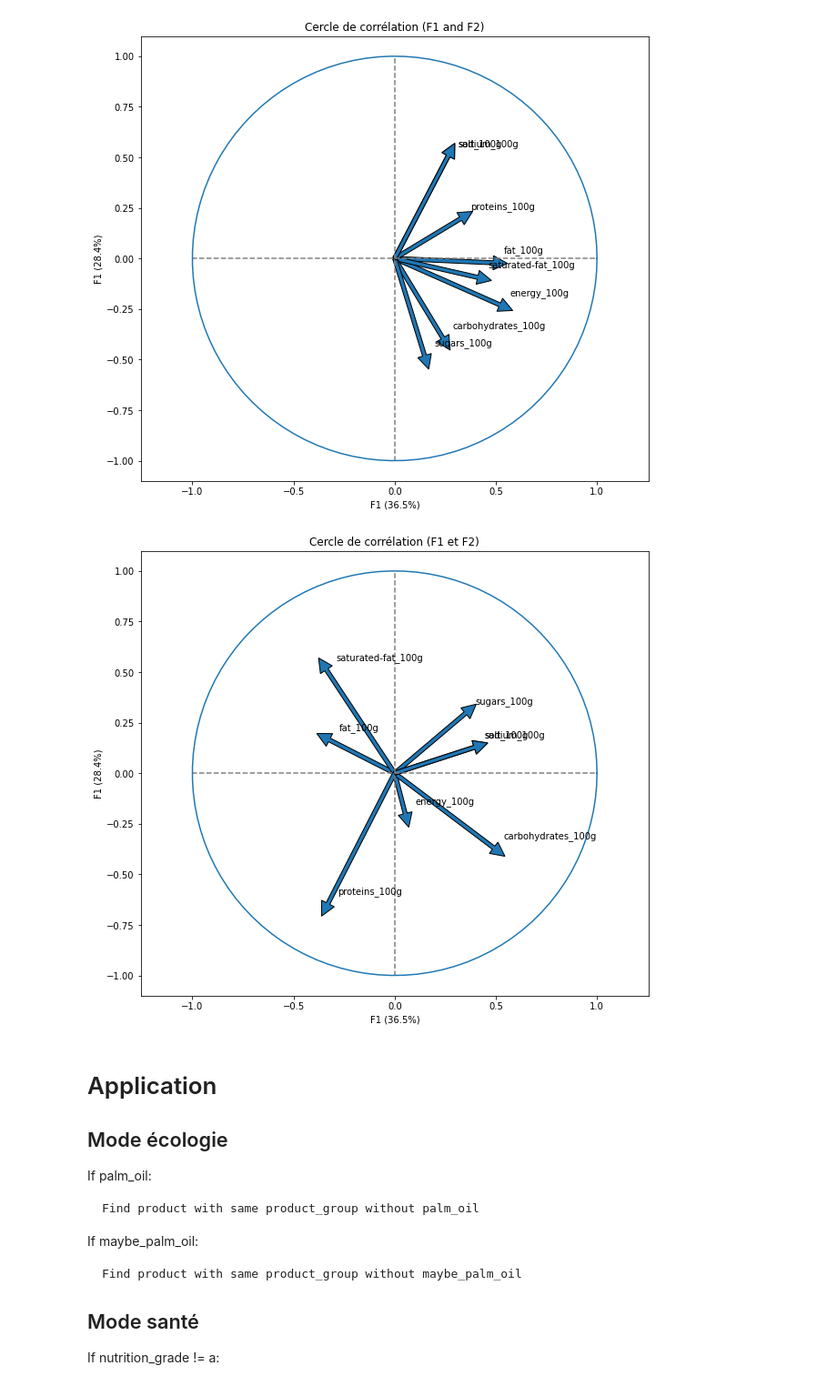
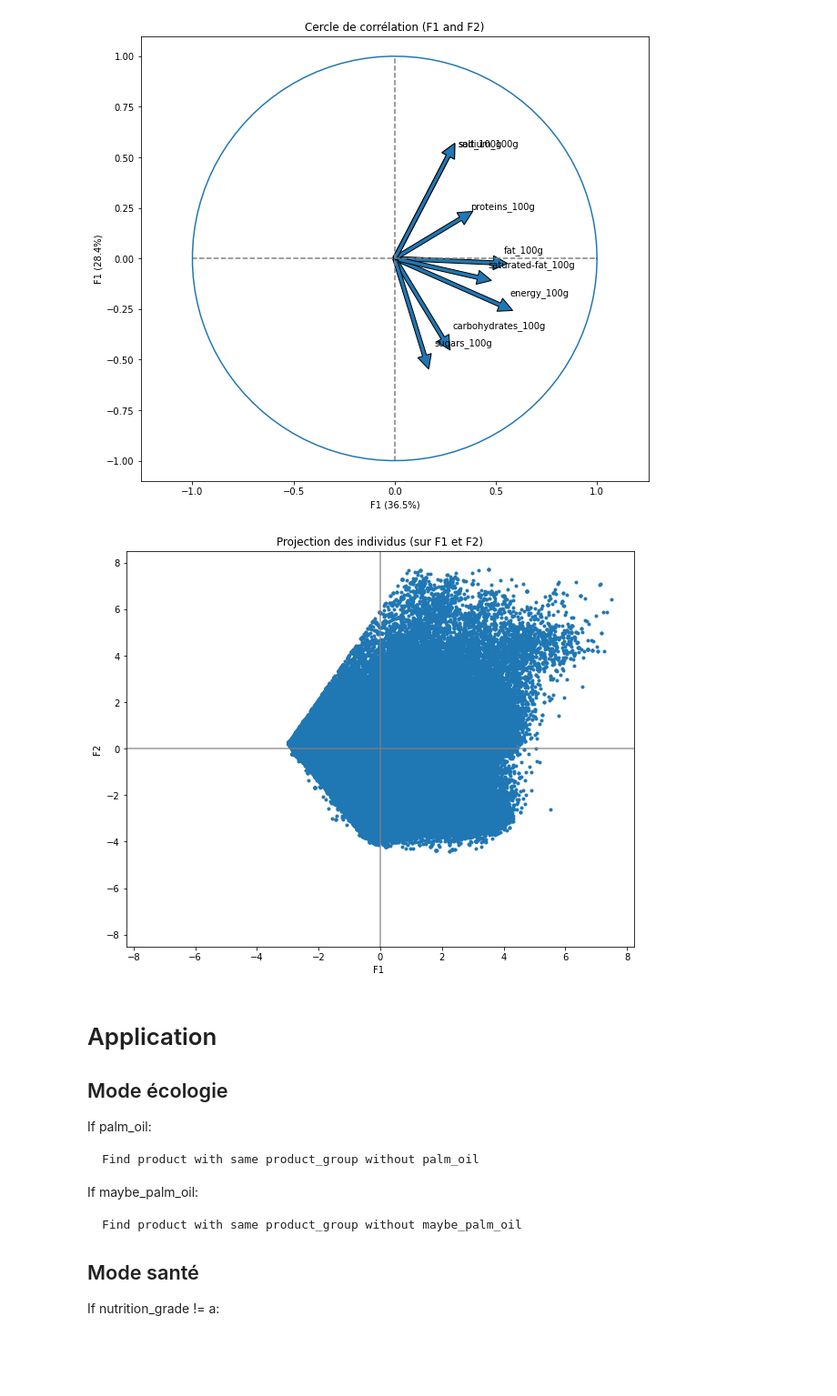
Before and after one commit to Axelibnida/My_projects, a Jupyter notebook: Data cleaning and Analyses/P2_Data_analysis.ipynb, the cells around one changed output. Shown at 91% size. Cells and saved outputs as stored; diff of their text form; code cells hidden in the pictures; blank space fills up the shorter version.

```diff
--- a/Data cleaning and Analyses/Data_analysis.ipynb
+++ b/Data cleaning and Analyses/P2_Data_analysis.ipynb
@@ -943,36 +938,3 @@ plt.axis('equal')
 plt.show(block=False)
 # %% [output]
 [figure]
-# %%
-fig, ax = plt.subplots(figsize=(10, 9))
-for i in range(0, pca.components_.shape[1]):
-    ax.arrow(0,
-             0,  # Start the arrow at the origin
-             pca.components_[2, i],  #0 for PC1
-             pca.components_[3, i],  #1 for PC2
-             head_width=0.07,
-             head_length=0.07,
-             width=0.02,              )
-
-    plt.text(pca.components_[2, i] + 0.05,
-             pca.components_[3, i] + 0.05,
-             quantitative_features[i])
-
-# affichage des lignes horizontales et verticales
-plt.plot([-1, 1], [0, 0], color='grey', ls='--')
-plt.plot([0, 0], [-1, 1], color='grey', ls='--')
-
-
-# nom des axes, avec le pourcentage d'inertie expliqué
-plt.xlabel('F{} ({}%)'.format(x+1, round(100*pca.explained_variance_ratio_[x],1)))
-plt.ylabel('F{} ({}%)'.format(x+1, round(100*pca.explained_variance_ratio_[y],1)))
-
-plt.title("Cercle de corrélation (F{} et F{})".format(x+1, y+1))
-
-
-an = np.linspace(0, 2 * np.pi, 100)
-plt.plot(np.cos(an), np.sin(an))  # Add a unit circle for scale
-plt.axis('equal')
-plt.show(block=False)
-# %% [output]
-[figure, removed]
@@ -979,3 +1045,11 @@ plt.show(block=False)
+# %%
+X_proj = pca.transform(X_scaled)
+# %%
+x_y = (0, 1)
+# %%
+display_factorial_planes(X_proj, x_y)
+# %% [output]
+[figure, added]
 # %% [markdown]
 # Application
 
```
Also changed, not shown: parts of 6 cells of this notebook, 2 other files.
